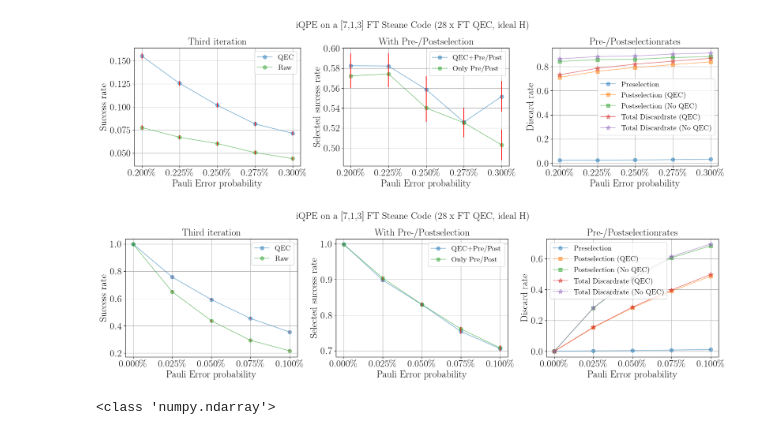
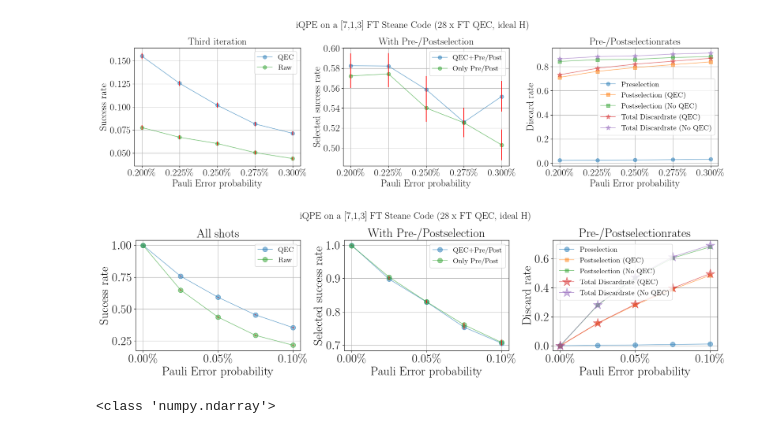
Before and after one commit to RicemanBoy/Bachelor, a Jupyter notebook: HPC/plot_FT_Steane.ipynb, the cells around one changed output. Saved outputs shown, nothing was run; the diff lists cells and outputs as text; code cells hidden in the pictures.

```diff
--- a/HPC/plot_FT_Steane.ipynb
+++ b/HPC/plot_FT_Steane.ipynb
@@ -1487,10 +1488,10 @@ plt.show()
 # %%
 x,pre,post,zero,one,pre_QEC,post_QEC, zero_QEC, one_QEC = np.loadtxt("text/FTSteane_3rd_k++.txt", delimiter = ",")   #das selbe wie j, aber mit neuem S_L
 fig, (ax1,ax2,ax4) = plt.subplots(figsize=(18,5),nrows=1,ncols=3)
-ax1.xaxis.set_major_formatter(ticker.PercentFormatter(xmax=1, decimals = 3))
-ax2.xaxis.set_major_formatter(ticker.PercentFormatter(xmax=1, decimals = 3))
+ax1.xaxis.set_major_formatter(ticker.PercentFormatter(xmax=1, decimals = 2))
+ax2.xaxis.set_major_formatter(ticker.PercentFormatter(xmax=1, decimals = 2))
 #ax3.xaxis.set_major_formatter(ticker.PercentFormatter(xmax=1, decimals = 1))
-ax4.xaxis.set_major_formatter(ticker.PercentFormatter(xmax=1, decimals = 3))
+ax4.xaxis.set_major_formatter(ticker.PercentFormatter(xmax=1, decimals = 2))
 
 y = []
 y_no_QEC = []
@@ -1523,62 +1524,62 @@ for i in y_PS:
 for i in y_no_QEC_PS:
     err4.append(np.sqrt((i-i**2)/(12000*(1-post[y_no_QEC_PS.index(i)]-pre[y_no_QEC_PS.index(i)]))))
 
-ax1.plot(x,y, label="QEC", marker = ".",markersize = 15, alpha = 0.5)
+ax1.plot(x,y, label="QEC", marker = ".",markersize = 20, alpha = 0.5)
 ax1.errorbar(x, y, yerr=err1, ecolor="red", linestyle="")
 
-ax1.plot(x,y_no_QEC, label="Raw", marker = ".",markersize = 15, alpha = 0.5)
+ax1.plot(x,y_no_QEC, label="Raw", marker = ".",markersize = 20, alpha = 0.5)
 ax1.errorbar(x, y_no_QEC, yerr=err2, ecolor="red", linestyle="")
 
 
-ax2.plot(x,y_PS, label="QEC+Pre/Post", marker = ".",markersize = 15,  alpha = 0.5)
+ax2.plot(x,y_PS, label="QEC+Pre/Post", marker = ".",markersize = 20,  alpha = 0.5)
 ax2.errorbar(x, y_PS, yerr=err3, ecolor="red", linestyle="")
 
-ax2.plot(x,y_no_QEC_PS, label="Only Pre/Post", marker = ".",markersize = 15, alpha = 0.5)
+ax2.plot(x,y_no_QEC_PS, label="Only Pre/Post", marker = ".",markersize = 20, alpha = 0.5)
 ax2.errorbar(x, y_no_QEC_PS, yerr=err4, ecolor="red", linestyle="")
 
 
 # ax3.plot(x,y, label="QEC", marker = ".",markersize = 15, alpha = 0.5)
 # ax3.plot(x,y_no_QEC, label="Raw", marker = ".",markersize = 15, alpha = 0.5)
 # ax3.plot(x,y_pre, label="QEC+Pre", marker = ".",markersize = 15, alpha = 0.5)
 # ax3.plot(x,y_PS, label="QEC+Pre+Post", marker = ".",markersize = 15, alpha = 0.5)
 
-ax4.plot(x, pre_QEC, label="Preselection", marker = ".",markersize = 15, alpha = 0.5)
+ax4.plot(x, pre_QEC, label="Preselection", marker = ".",markersize = 20, alpha = 0.5)
 #ax4.plot(x, pre, label="Preselection (No QEC)", marker = ".",markersize = 15, alpha = 0.5)
 
 ax4.plot(x, post_QEC, label="Postselection (QEC)", marker = "s",markersize = 7, alpha = 0.5)
 ax4.plot(x, post, label="Postselection (No QEC)", marker = "s",markersize = 7, alpha = 0.5)
 
-ax4.plot(x, post_QEC+pre, label="Total Discardrate (QEC)", marker = "*",markersize = 10, alpha = 0.5)
-ax4.plot(x, post+pre, label="Total Discardrate (No QEC)", marker = "*",markersize = 10, alpha = 0.5)
+ax4.plot(x, post_QEC+pre, label="Total Discardrate (QEC)", marker = "*",markersize = 20, alpha = 0.5)
+ax4.plot(x, post+pre, label="Total Discardrate (No QEC)", marker = "*",markersize = 20, alpha = 0.5)
 
 #ax1.set_title("1st iteration of iQPE on the [12, 2, 4] Carbon Code", fontsize=20)
-ax1.set_title("Third iteration", fontsize=20)
-ax2.set_title("With Pre-/Postselection", fontsize=20)
+ax1.set_title("All shots", fontsize=25)
+ax2.set_title("With Pre-/Postselection", fontsize=25)
 #ax3.set_title("Layerwise improvement", fontsize=20)
-ax4.set_title("Pre-/Postselectionrates", fontsize=20)
-ax1.set_xlabel("Pauli Error probability", fontsize=20)
-ax2.set_xlabel("Pauli Error probability", fontsize=20)
+ax4.set_title("Pre-/Postselectionrates", fontsize=25)
+ax1.set_xlabel("Pauli Error probability", fontsize=25)
+ax2.set_xlabel("Pauli Error probability", fontsize=25)
 #ax3.set_xlabel("Pauli Error probability", fontsize=20)
-ax4.set_xlabel("Pauli Error probability", fontsize=20)
-ax1.set_ylabel("Success rate", fontsize=20)
-ax2.set_ylabel("Selected success rate", fontsize=20)
+ax4.set_xlabel("Pauli Error probability", fontsize=25)
+ax1.set_ylabel("Success rate", fontsize=25)
+ax2.set_ylabel("Selected success rate", fontsize=25)
 #ax3.set_ylabel("Success rate", fontsize=20)
-ax4.set_ylabel("Discard rate", fontsize=20)
-ax1.tick_params(axis='both', which='major', labelsize=20)
-ax2.tick_params(axis='both', which='major', labelsize=20)
+ax4.set_ylabel("Discard rate", fontsize=25)
+ax1.tick_params(axis='both', which='major', labelsize=25)
+ax2.tick_params(axis='both', which='major', labelsize=25)
 #ax3.tick_params(axis='both', which='major', labelsize=20)
-ax4.tick_params(axis='both', which='major', labelsize=20)
+ax4.tick_params(axis='both', which='major', labelsize=25)
 ax1.grid(), ax2.grid(), ax4.grid()
 ax1.legend(fontsize=15)
 ax2.legend(fontsize=15)
 #ax3.legend(fontsize=15)
 ax4.legend(fontsize=15)
 fig.suptitle('iQPE on a [7,1,3] FT Steane Code (28 x FT QEC, ideal H)', fontsize=20)
 plt.tight_layout()
 plt.savefig("Figures/FTSteane17.png", dpi = 200)
 plt.show()
 # %% [output]
-[figure, old version]
+[figure, new version]
 # %%
 x,pre,post,zero,one,pre_QEC,post_QEC, zero_QEC, one_QEC = np.loadtxt("text/FTSteane_3rd_k+new.txt", delimiter = ",")   #idetnisch wie k+, einfach nochmal laufen lassen lol
 fig, (ax1,ax2,ax4) = plt.subplots(figsize=(18,5),nrows=1,ncols=3)
```
Also changed, not shown: parts of 4 cells of this notebook, 6 other files.
